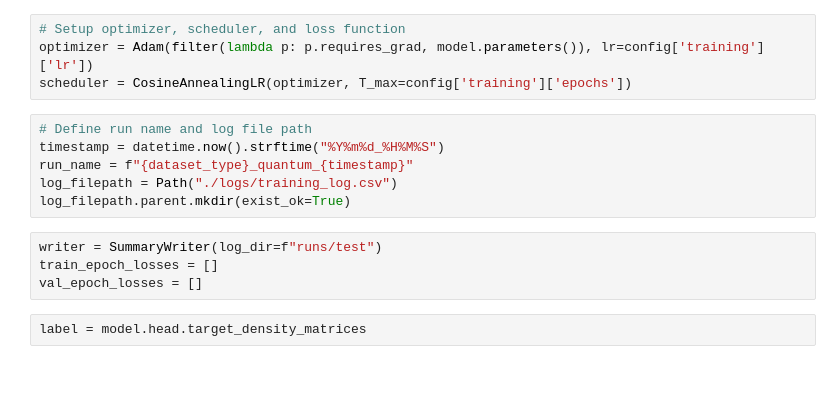
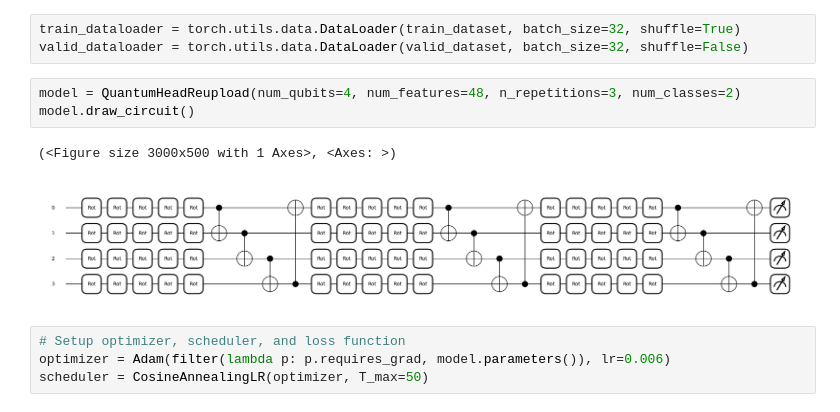
Before and after one commit to SURFQuantum/QML-Medicine, a Jupyter notebook: docs/notebooks/reupload.ipynb, the cells around one changed output. Cells and saved outputs as stored; diff of their text form; blank space fills up the shorter version.

Commit message:
nb hybrid reupload for band dataset

```diff
--- a/docs/notebooks/reupload.ipynb
+++ b/docs/notebooks/reupload.ipynb
@@ -31,16 +20,13 @@ ReuploadClassifier(
+# %%
+train_dataloader = torch.utils.data.DataLoader(train_dataset, batch_size=32, shuffle=True)
+valid_dataloader = torch.utils.data.DataLoader(valid_dataset, batch_size=32, shuffle=False)
+# %%
+model = QuantumHeadReupload(num_qubits=4, num_features=48, n_repetitions=3, num_classes=2)
+model.draw_circuit()
+# %% [output]
+(<Figure size 3000x500 with 1 Axes>, <Axes: >)
+[figure, added]
 # %%
 # Setup optimizer, scheduler, and loss function
-optimizer = Adam(filter(lambda p: p.requires_grad, model.parameters()), lr=config['training']['lr'])
-scheduler = CosineAnnealingLR(optimizer, T_max=config['training']['epochs'])
+optimizer = Adam(filter(lambda p: p.requires_grad, model.parameters()), lr=0.006)
+scheduler = CosineAnnealingLR(optimizer, T_max=50)
-# %%
-# Define run name and log file path
-timestamp = datetime.now().strftime("%Y%m%d_%H%M%S")
-run_name = f"{dataset_type}_quantum_{timestamp}"
-log_filepath = Path("./logs/training_log.csv")
-log_filepath.parent.mkdir(exist_ok=True)
-# %%
-writer = SummaryWriter(log_dir=f"runs/test")
-train_epoch_losses = []
-val_epoch_losses = []
-# %%
-label = model.head.target_density_matrices
```
Also changed, not shown: parts of 38 cells of this notebook, 7 other files.
